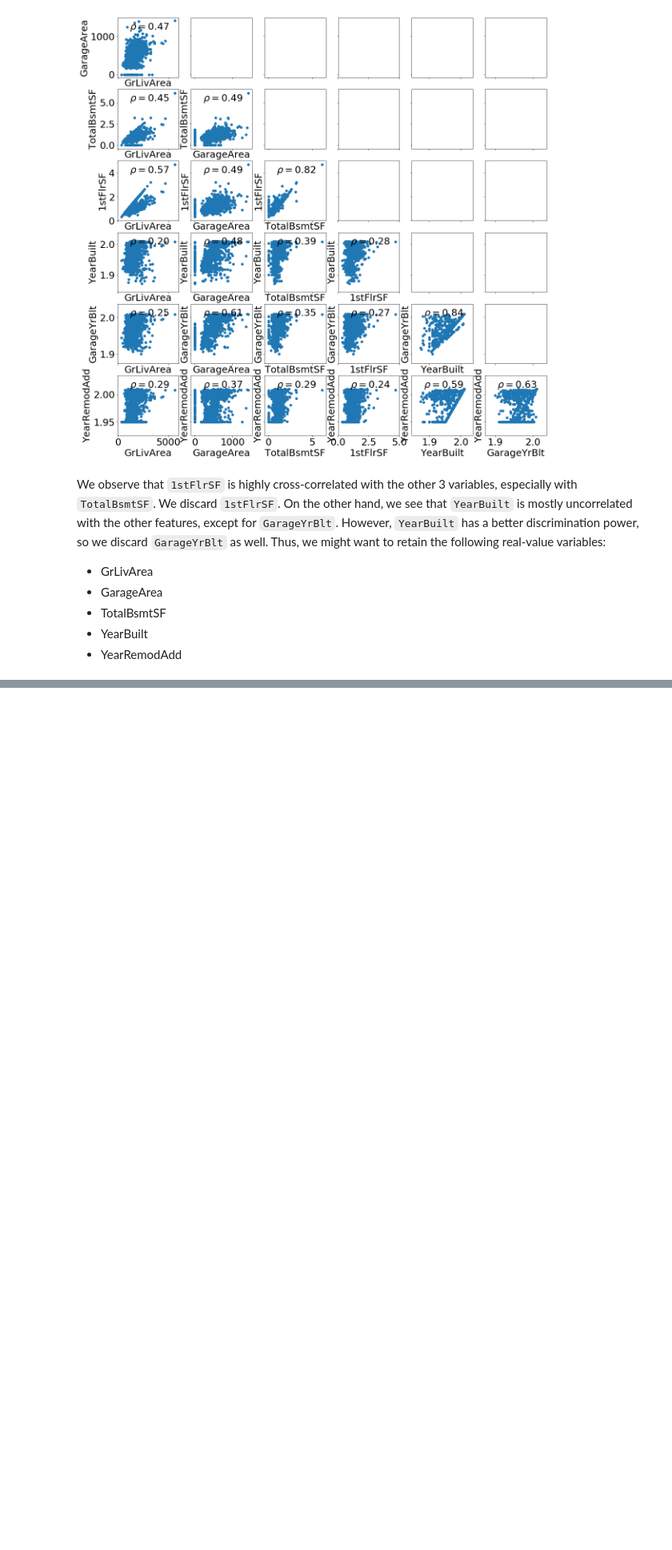
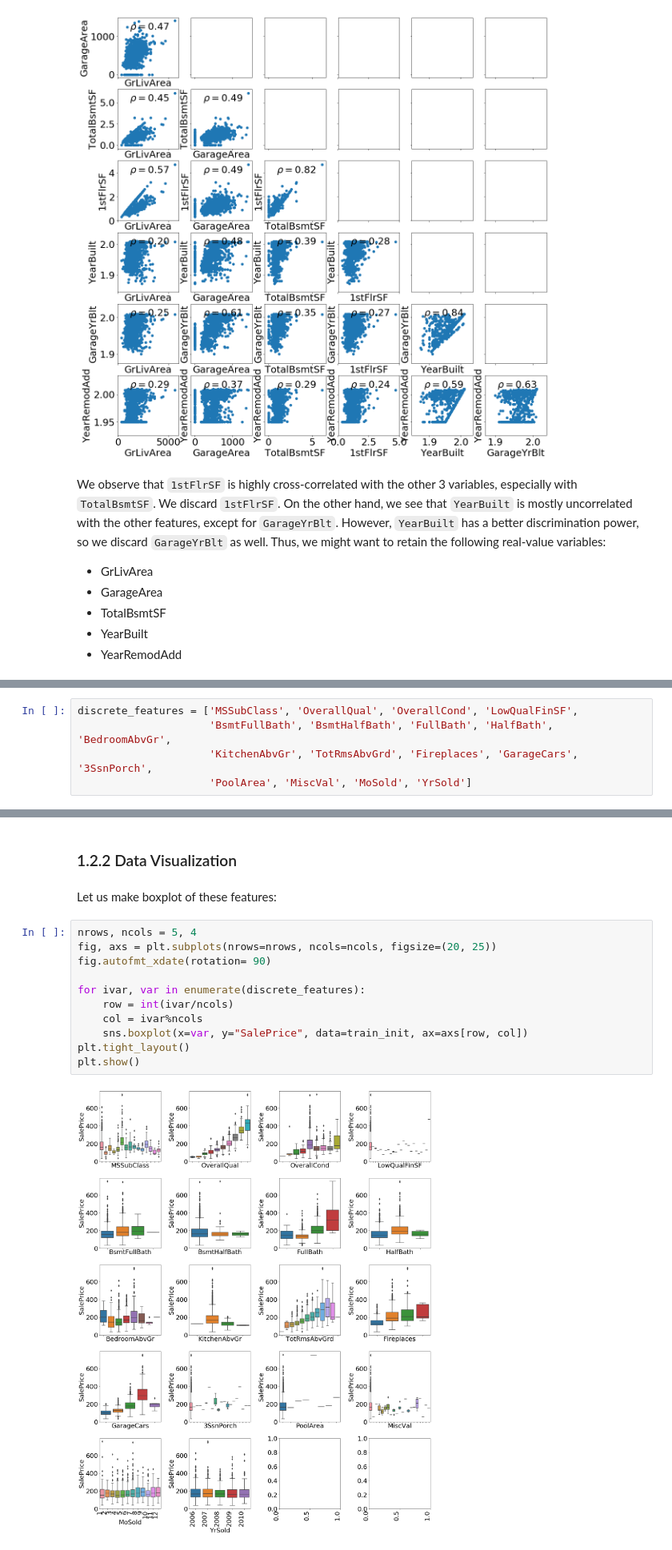
Before and after one commit to flucarelli94/MachineLearning_projects, a Jupyter notebook: House prices/Sale_price_prediction.ipynb, the cells around one changed output, grey strips where cells are left out. Shown at 80% size. Drawn from its saved outputs; the diff is of its cells as text; blank space fills up the shorter version.

Commit message:
Adding inspection of discrete features

```diff
--- a/House prices/Sale_price_prediction.ipynb
+++ b/House prices/Sale_price_prediction.ipynb
@@ -198,0 +201,5 @@ We observe that `1stFlrSF` is highly cross-correlated with the other 3 variables
+# %%
+discrete_features = ['MSSubClass', 'OverallQual', 'OverallCond', 'LowQualFinSF',
+                     'BsmtFullBath', 'BsmtHalfBath', 'FullBath', 'HalfBath', 'BedroomAbvGr',
+                     'KitchenAbvGr', 'TotRmsAbvGrd', 'Fireplaces', 'GarageCars', '3SsnPorch',
+                     'PoolArea', 'MiscVal', 'MoSold', 'YrSold']
@@ -198,0 +232,17 @@ We observe that `1stFlrSF` is highly cross-correlated with the other 3 variables
+# %% [markdown]
+### 1.2.2 Data Visualization
+# %% [markdown]
+Let us make boxplot of these features:
+# %%
+nrows, ncols = 5, 4
+fig, axs = plt.subplots(nrows=nrows, ncols=ncols, figsize=(20, 25))
+fig.autofmt_xdate(rotation= 90)
+
+for ivar, var in enumerate(discrete_features):
+    row = int(ivar/ncols)
+    col = ivar%ncols
+    sns.boxplot(x=var, y="SalePrice", data=train_init, ax=axs[row, col])
+plt.tight_layout()
+plt.show()
+# %% [output]
+[figure, added]
```
Also changed, not shown: parts of 13 cells of this notebook.
